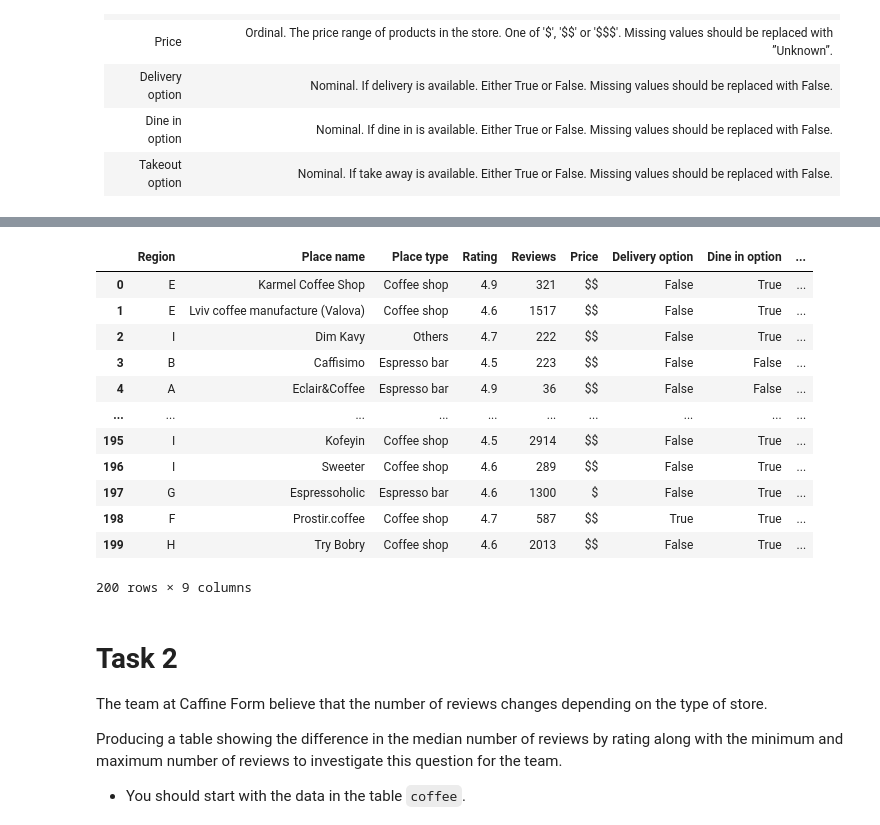
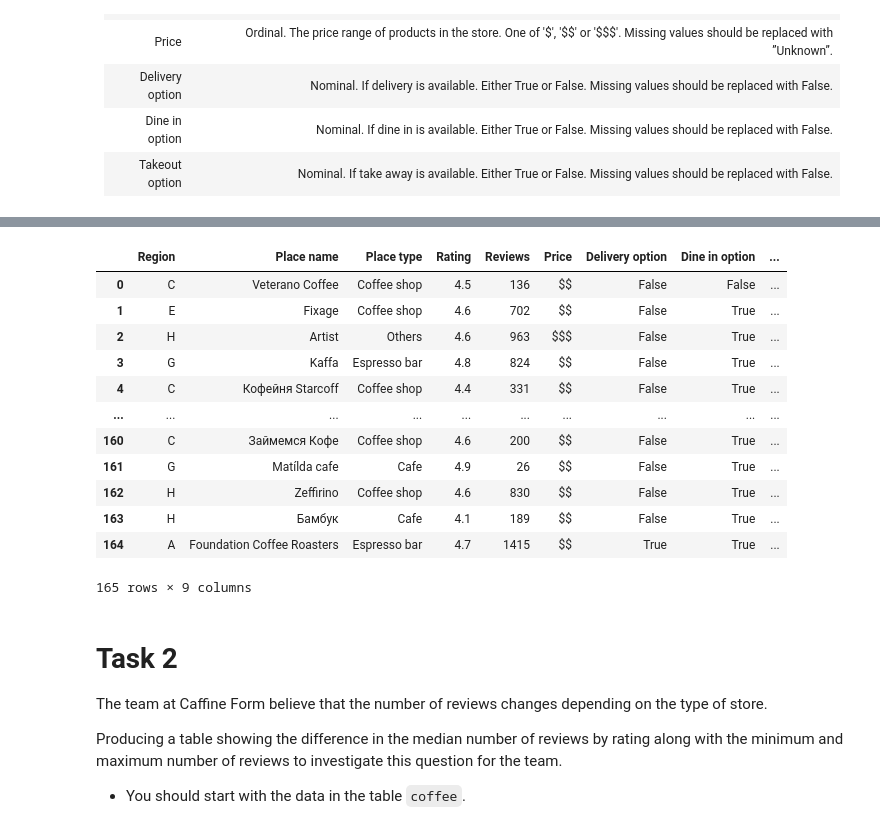
Before and after one commit to dhenis09/Analysis_Case_Project, a Jupyter notebook: SQL/Caffein Form Business Analysis.ipynb, the cells around one changed output, grey strips where cells are left out. Saved outputs shown, nothing was run; the diff lists cells and outputs as text; code cells hidden in the pictures.

```diff
--- a/SQL/Caffein Form Business Analysis.ipynb
+++ b/SQL/Caffein Form Business Analysis.ipynb
@@ -44,7 +61,7 @@ WITH non_null_data AS(
 		COALESCE("Place name", 'Unknown') AS "Place name",
 	    COALESCE("Place type", 'Unknown') AS "Place type",
 	    COALESCE("Rating", '0') AS "Rating",
-  		COALESCE(CAST(percentile_cont(0.5) WITHIN GROUP (ORDER BY "Reviews") AS INTEGER),'0') AS "Reviews",
+  		COALESCE("Reviews",percentile_cont(0.5) WITHIN GROUP (ORDER BY "Reviews")) AS "Reviews",
 	    COALESCE("Price", 'Unknown') AS "Price",
   	    COALESCE("Delivery option", 'False') AS "Delivery option",
   	    COALESCE("Dine in option", 'False') AS "Dine in option",
@@ -61,50 +78,59 @@ WITH non_null_data AS(
 			 "Delivery option",
 			 "Dine in option",
 			 "Takeout option"),
+	--- Eliminate column with all service option values are false ---
+	false_value AS (
+	SELECT *
+	FROM non_null_data
+	WHERE "Place name" NOT IN (SELECT "Place name"
+						 	  From non_null_data
+							  WHERE "Delivery option" = 'False' AND
+						  			"Dine in option" = 'False' AND
+						  	 		"Takeout option" = 'False')),
 	-- Fill duplicates data with the average  ---
 	duplicate_check AS(
 	SELECT
 	   "Region",
 	   "Place name",
 	   "Place type",
 	   CASE WHEN duplicate > 1 THEN AVG("Rating")
 	        ELSE "Rating"
 	   END AS "Rating",
 	   CASE WHEN duplicate > 1 THEN AVG("Reviews")
 	   	    ELSE "Reviews"
 	   END AS "Reviews",
 	   "Price",
 	   "Delivery option",
 	   "Dine in option",
 	   "Takeout option"
-	FROM non_null_data
+	FROM false_value
 	GROUP BY "Region",
 		     "Place name",
 		 	 "Place type",
 			 "Rating",
 			 "Reviews",
 			 "Price",
 			 "Delivery option",
 			 "Dine in option",
 			 "Takeout option",
 			 duplicate)
 
 SELECT *
 FROM duplicate_check;
 # %% [output]
 |  | Region | Place name | Place type | Rating | Reviews | Price | Delivery option | Dine in option | ... |
-| 0 | E | Karmel Coffee Shop | Coffee shop | 4.9 | 321 | $$ | False | True | ... |
-| 1 | E | Lviv coffee manufacture (Valova) | Coffee shop | 4.6 | 1517 | $$ | False | True | ... |
-| 2 | I | Dim Kavy | Others | 4.7 | 222 | $$ | False | True | ... |
-| 3 | B | Caffisimo | Espresso bar | 4.5 | 223 | $$ | False | False | ... |
-| 4 | A | Eclair&Coffee | Espresso bar | 4.9 | 36 | $$ | False | False | ... |
+| 0 | C | Veterano Coffee | Coffee shop | 4.5 | 136 | $$ | False | False | ... |
+| 1 | E | Fixage | Coffee shop | 4.6 | 702 | $$ | False | True | ... |
+| 2 | H | Artist | Others | 4.6 | 963 | $$$ | False | True | ... |
+| 3 | G | Kaffa | Espresso bar | 4.8 | 824 | $$ | False | True | ... |
+| 4 | C | Кофейня Starcoff | Coffee shop | 4.4 | 331 | $$ | False | True | ... |
 | ... | ... | ... | ... | ... | ... | ... | ... | ... | ... |
-| 195 | I | Kofeyin | Coffee shop | 4.5 | 2914 | $$ | False | True | ... |
-| 196 | I | Sweeter | Coffee shop | 4.6 | 289 | $$ | False | True | ... |
-| 197 | G | Espressoholic | Espresso bar | 4.6 | 1300 | $ | False | True | ... |
-| 198 | F | Prostir.coffee | Coffee shop | 4.7 | 587 | $$ | True | True | ... |
-| 199 | H | Try Bobry | Coffee shop | 4.6 | 2013 | $$ | False | True | ... |
+| 160 | C | Займемся Кофе | Coffee shop | 4.6 | 200 | $$ | False | True | ... |
+| 161 | G | Matílda cafe | Cafe | 4.9 | 26 | $$ | False | True | ... |
+| 162 | H | Zeffirino | Coffee shop | 4.6 | 830 | $$ | False | True | ... |
+| 163 | H | Бамбук | Cafe | 4.1 | 189 | $$ | False | True | ... |
+| 164 | A | Foundation Coffee Roasters | Espresso bar | 4.7 | 1415 | $$ | True | True | ... |
-200 rows × 9 columns
+165 rows × 9 columns
 # %% [markdown]
 # Task 2
 
```
Also changed, not shown: parts of 5 cells of this notebook.
